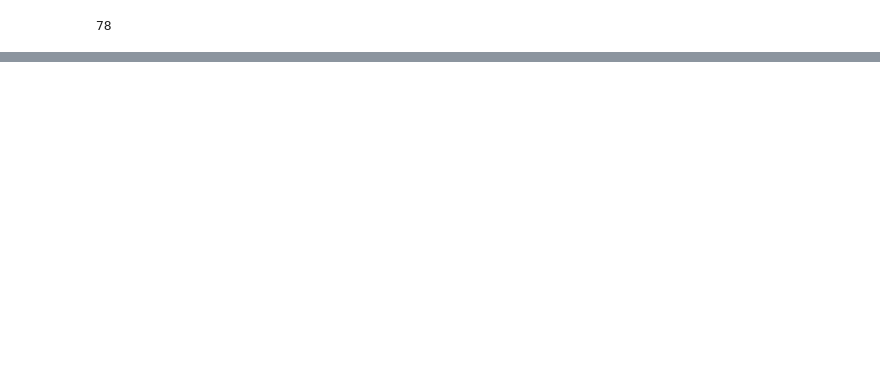
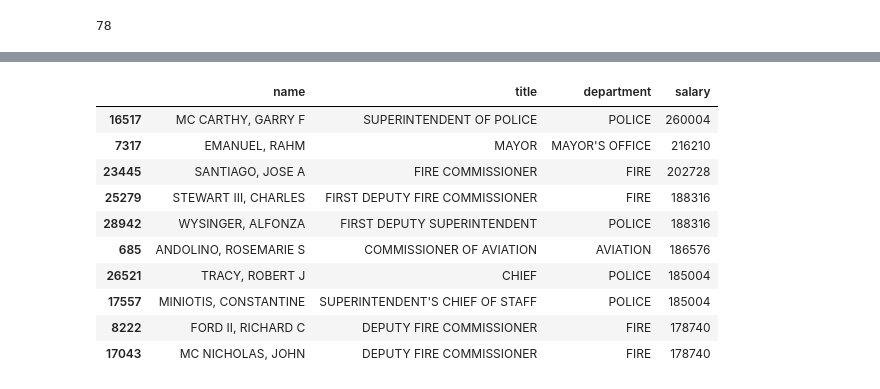
Before and after one commit to vanzaj/pytalks, a Jupyter notebook: 20151011_PyDataSG_ipywdg/ipywdg.ipynb, the cells around one changed output, grey strips where cells are left out. Cells and saved outputs as stored; diff of their text form; code cells hidden in the pictures; blank space fills up the shorter version.

```diff
--- a/20151011_PyDataSG_ipywdg/ipywdg.ipynb
+++ b/20151011_PyDataSG_ipywdg/ipywdg.ipynb
@@ -133,0 +154,6 @@ wdg.interact(show_vol, data=wdg.fixed(vol), x=(0, Sx-1), y=(0, Sy-1), z=(0, Sz-1
+# %%
+df = pd.read_csv("../data/2013-Nov_chicago-salaries.csv.gz", compression='gzip',
+                 header=False, names=['name', 'title', 'department', 'salary'],
+                 converters={"salary": lambda x: float(x.replace('$', ''))})
+
+df.head()
@@ -133,0 +167,16 @@ wdg.interact(show_vol, data=wdg.fixed(vol), x=(0, Sx-1), y=(0, Sy-1), z=(0, Sz-1
+# %%
+@wdg.interact(colname=list(df.columns), ascend=False)
+def sortdf(colname='name', ascend=False):
+    display(df.sort(colname, ascending=ascend).head(10))
+# %% [output]
+|  | name | title | department | salary |
+| 16517 | MC CARTHY, GARRY F | SUPERINTENDENT OF POLICE | POLICE | 260004 |
+| 7317 | EMANUEL, RAHM | MAYOR | MAYOR'S OFFICE | 216210 |
+| 23445 | SANTIAGO, JOSE A | FIRE COMMISSIONER | FIRE | 202728 |
+| 25279 | STEWART III, CHARLES | FIRST DEPUTY FIRE COMMISSIONER | FIRE | 188316 |
+| 28942 | WYSINGER, ALFONZA | FIRST DEPUTY SUPERINTENDENT | POLICE | 188316 |
+| 685 | ANDOLINO, ROSEMARIE S | COMMISSIONER OF AVIATION | AVIATION | 186576 |
+| 26521 | TRACY, ROBERT J | CHIEF | POLICE | 185004 |
+| 17557 | MINIOTIS, CONSTANTINE | SUPERINTENDENT'S CHIEF OF STAFF | POLICE | 185004 |
+| 8222 | FORD II, RICHARD C | DEPUTY FIRE COMMISSIONER | FIRE | 178740 |
+| 17043 | MC NICHOLAS, JOHN | DEPUTY FIRE COMMISSIONER | FIRE | 178740 |
```
Also changed, not shown: parts of 21 cells of this notebook.
